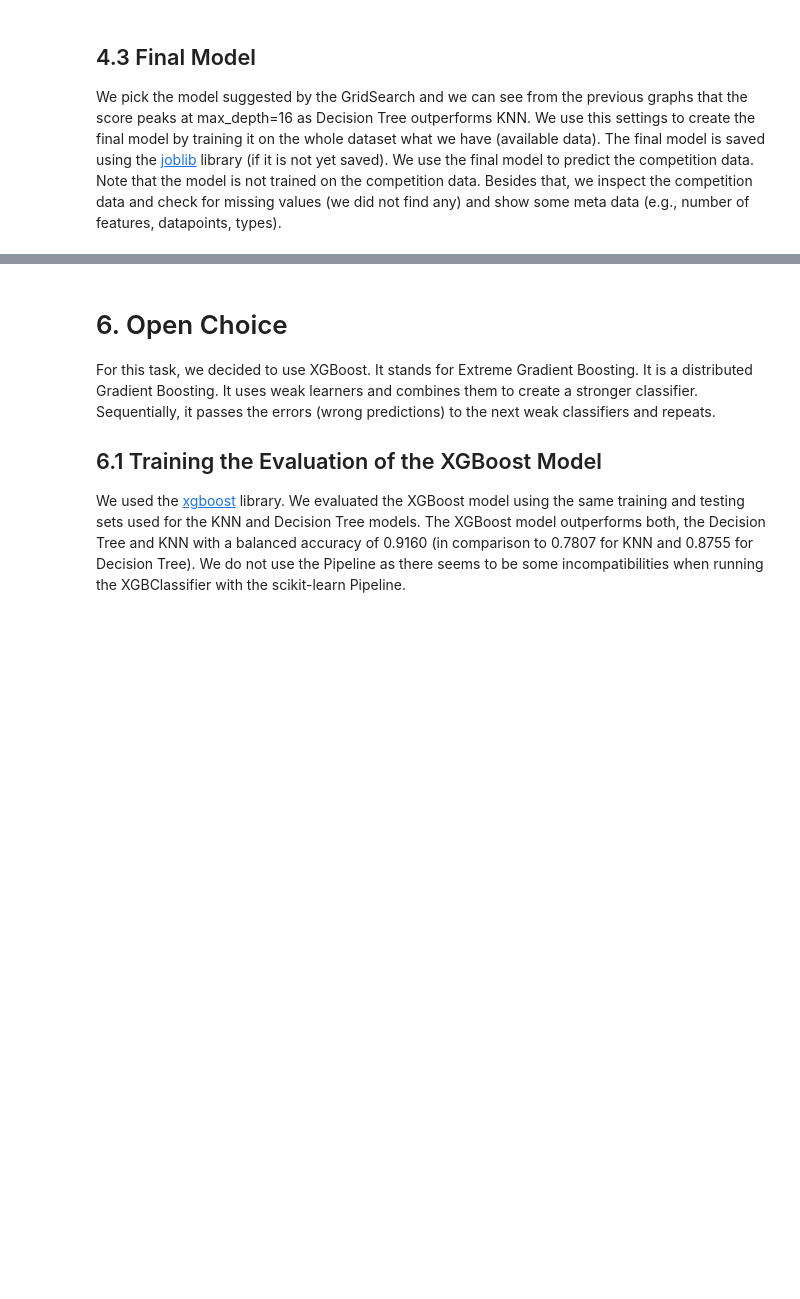
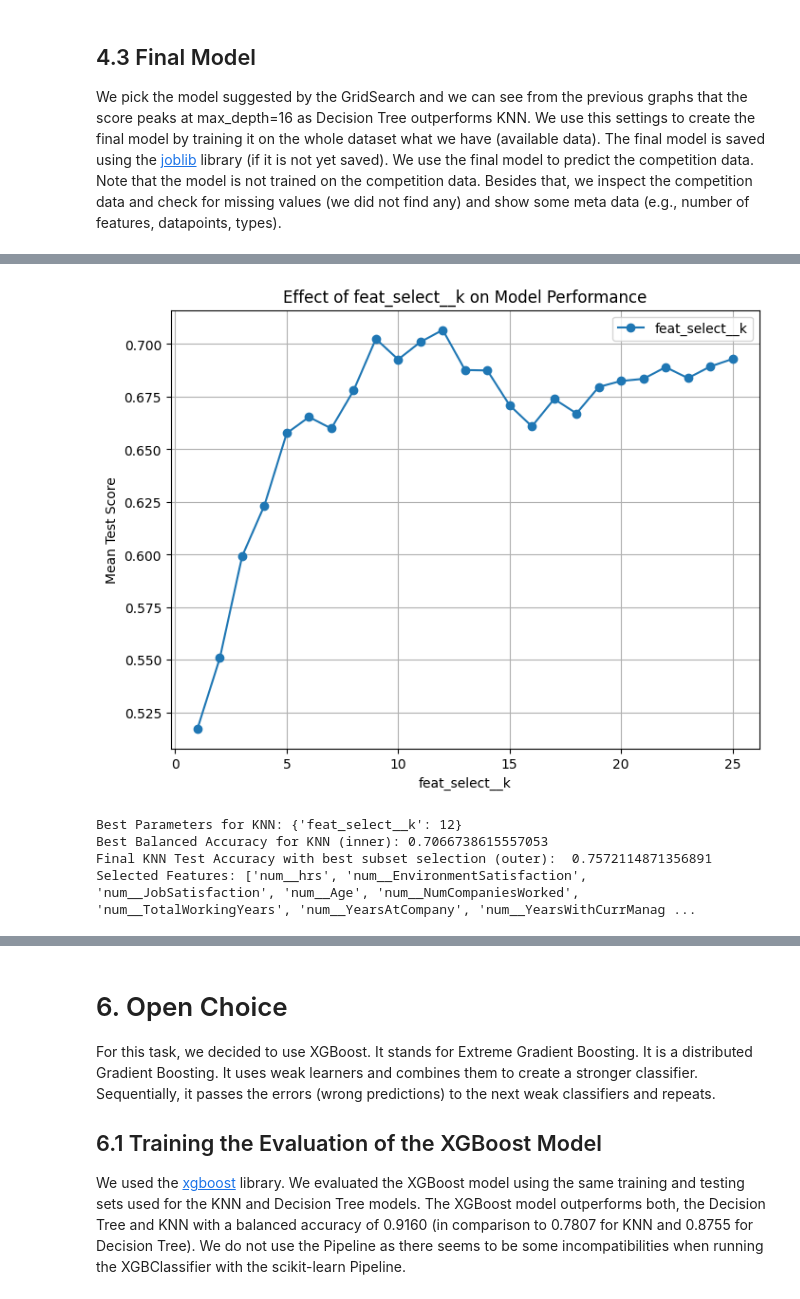
Before and after one commit to Thebensley/adv_prog2, a Jupyter notebook: Assignement2_advprog.ipynb, the cells around one changed output, grey strips where cells are left out. Cells and saved outputs as stored; diff of their text form; code cells hidden in the pictures; blank space fills up the shorter version.

Commit message:
add subset selection

```diff
--- a/Assignement2_advprog.ipynb
+++ b/Assignement2_advprog.ipynb
@@ -533,0 +537,39 @@ Predictions of the competition data are saved to predictions.csv
+# %%
+from sklearn.feature_selection import SelectKBest, chi2, f_classif, mutual_info_classif
+
+knn_pipeline_n3 = Pipeline(steps=[("preprocessor", preprocessor), ("feat_select", SelectKBest()), ("model", KNeighborsClassifier(n_neighbors=3))])
+grid_knn_n3 = GridSearchCV(knn_pipeline_n3, {"feat_select__k": list(range(1, len(X_train.columns), 1))}
+, cv=3, scoring="balanced_accuracy", n_jobs=-1)
+grid_knn_n3.fit(X_train, y_train)
+plot_param_scores(grid_knn_n3)
+
+
+# Compare HPO results
+print("Best Parameters for KNN:", grid_knn_n3.best_params_)
+print("Best Balanced Accuracy for KNN (inner):", grid_knn_n3.best_score_)
+
+final_knn_n3 = grid_knn_n3.best_estimator_
+
+
+knn_n3_test_acc = balanced_accuracy_score(y_test, final_knn_n3.predict(X_test))
+
+print("Final KNN Test Accuracy with best subset selection (outer): ", knn_n3_test_acc)
+
+
+# Extract feature names from the preprocessor
+feature_names = final_knn_n3.named_steps['preprocessor'].get_feature_names_out()
+
+# Get the indices of selected features
+selected_indices = final_knn_n3.named_steps['feat_select'].get_support(indices=True)
+
+# Map the indices to feature names
+selected_features = [feature_names[i] for i in selected_indices]
+
+# Print the selected features
+print("Selected Features:", selected_features)
+# %% [output]
+[figure, added]
+Best Parameters for KNN: {'feat_select__k': 12}
+Best Balanced Accuracy for KNN (inner): 0.7066738615557053
+Final KNN Test Accuracy with best subset selection (outer):  0.7572114871356891
+Selected Features: ['num__hrs', 'num__EnvironmentSatisfaction', 'num__JobSatisfaction', 'num__Age', 'num__NumCompaniesWorked', 'num__TotalWorkingYears', 'num__YearsAtCompany', 'num__YearsWithCurrManag ...
```
Also changed, not shown: parts of 7 cells of this notebook.
